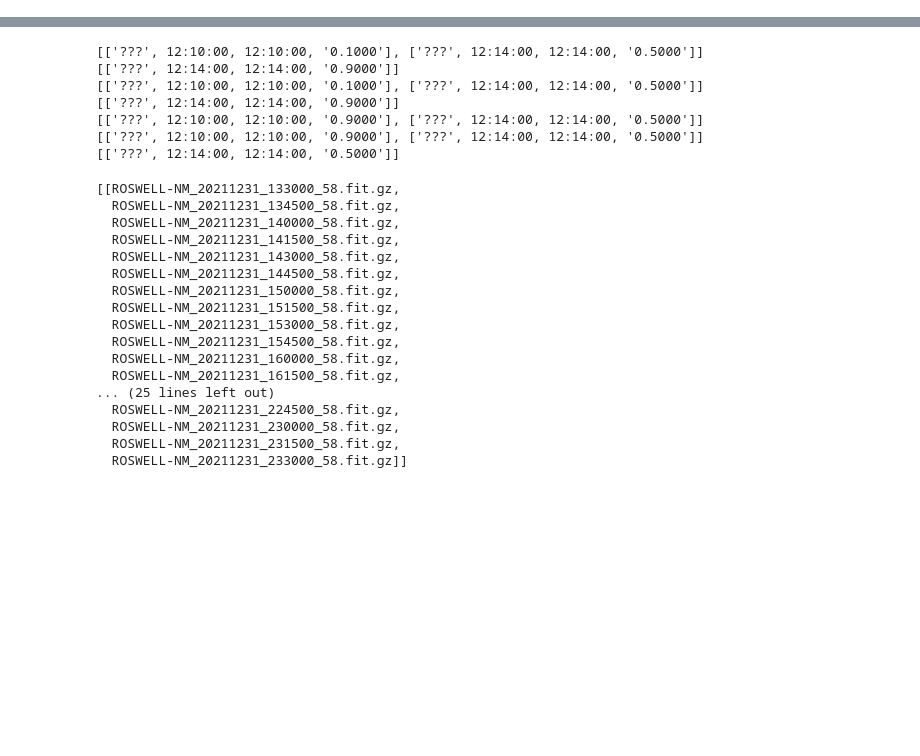
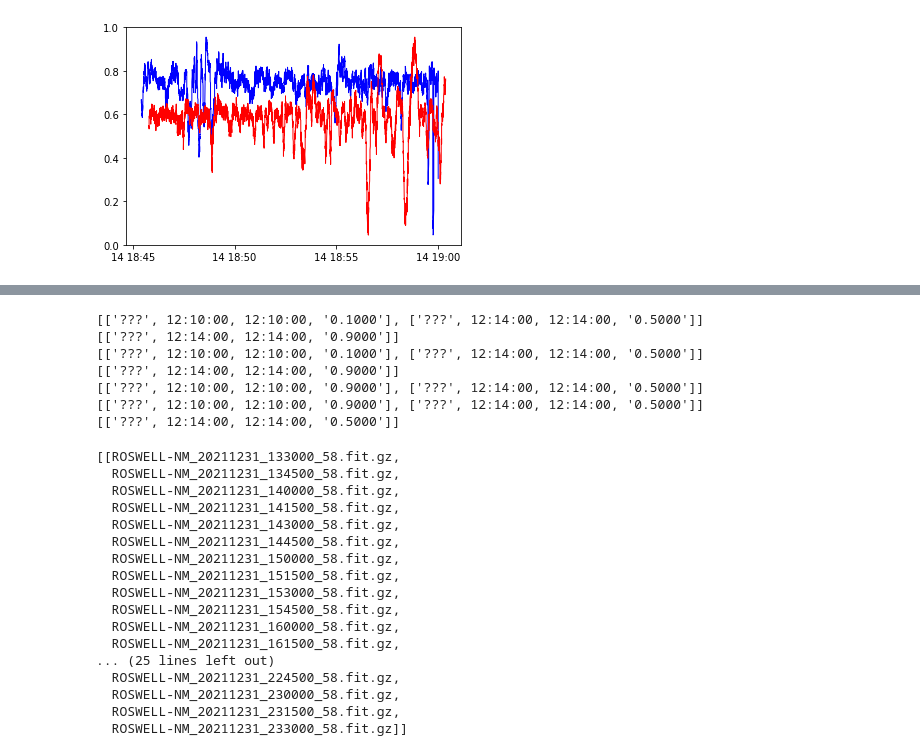
Before and after one commit to lukas-hoefig/eCallistoRadioBursts, a Jupyter notebook: days.ipynb, the cells around one changed output, grey strips where cells are left out. Saved outputs shown, nothing was run; the diff lists cells and outputs as text; code cells hidden in the pictures; blank space fills up the shorter version.

```diff
--- a/days.ipynb
+++ b/days.ipynb
@@ -8,0 +45,12 @@ import correlation
+# %%
+we = 9
+print(events[we].stations)
+time = events[we].time_start.__str__()
+print(time)
+
+print("\nreworked")
+dp1 = data.createFromTime(year, month, day, time, events[we].stations[0], [45,81])
+dp2 = data.createFromTime(year, month, day, time, events[we].stations[1], [45,81])
+corr = correlation.Correlation(dp1,dp2, day, _flatten=True, _no_background=False, _r_window=180, _bin_time=False, _bin_time_width=2)
+corr.calculatePeaks()
+corr.peaks
@@ -8,0 +63,8 @@ import correlation
+# %%
+import matplotlib.pyplot as plt
+fig, ax = plt.subplots()
+#corr.plotCurve(ax)
+dp1.plotSummedCurve(ax)
+dp2.plotSummedCurve(ax)
+# %% [output]
+[figure, added]
```
Also changed, not shown: parts of 8 cells of this notebook, 9 other files.
